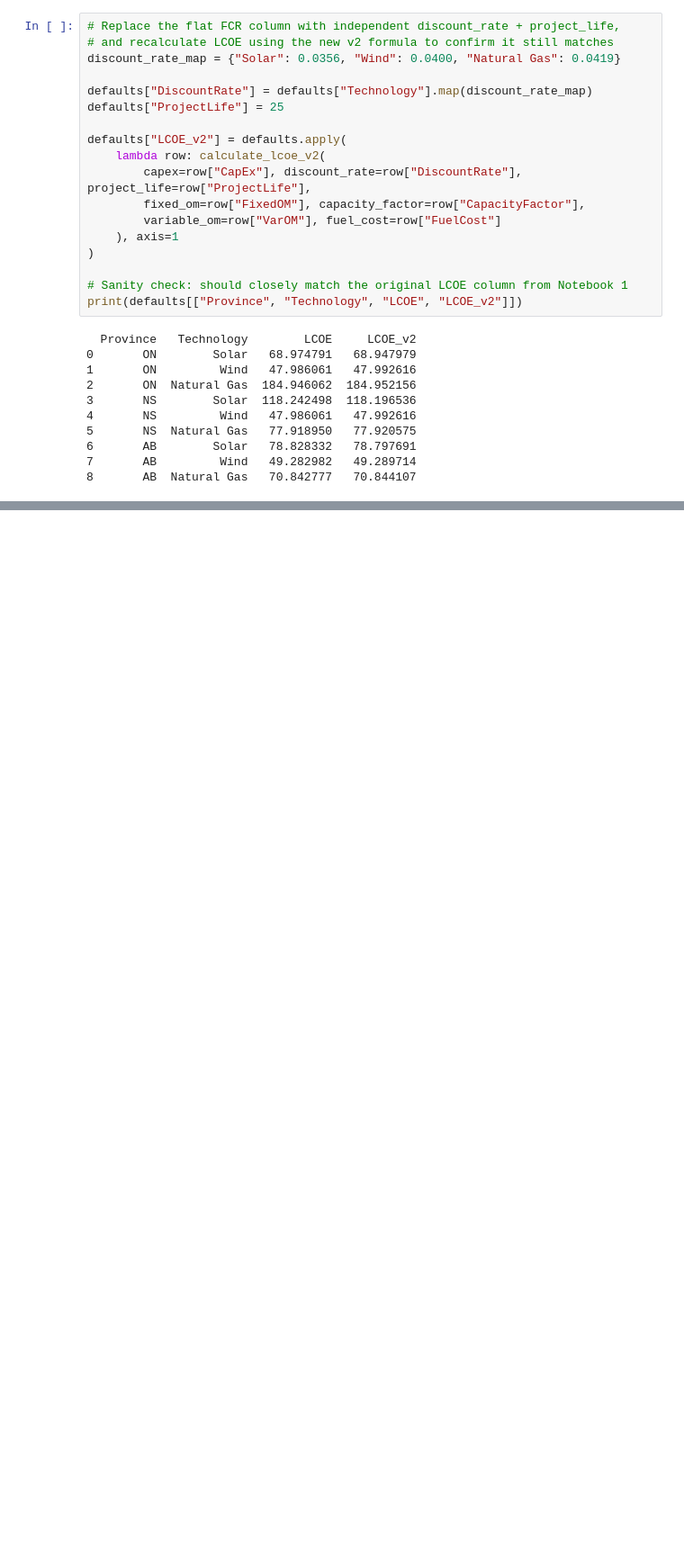
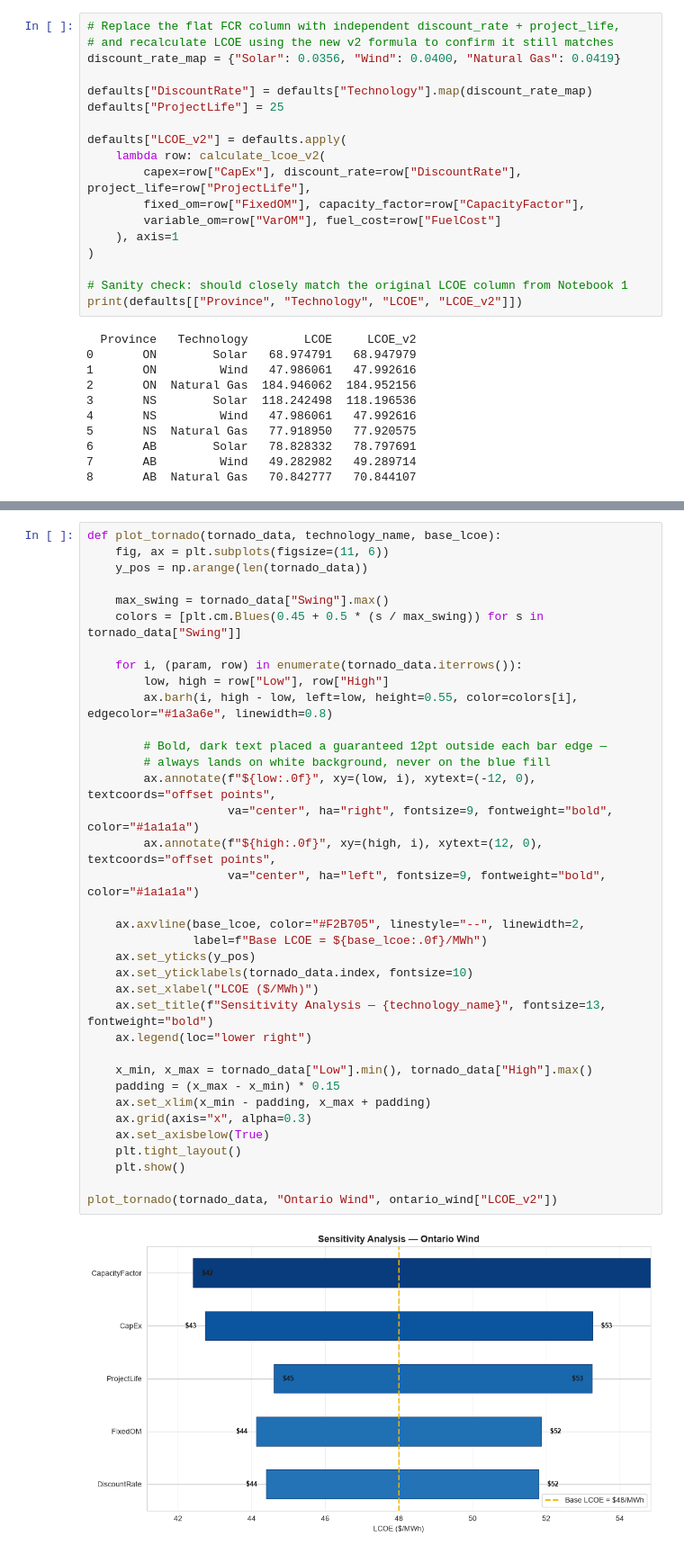
Before and after one commit to tmugomba/lcoe-optimization-tool, a Jupyter notebook: notebooks/02_sensitivity_analysis.ipynb, the cells around one changed output, grey strips where cells are left out. Shown at 90% size. Drawn from its saved outputs; the diff is of its cells as text; blank space fills up the shorter version.

```diff
--- a/notebooks/02_sensitivity_analysis.ipynb
+++ b/notebooks/02_sensitivity_analysis.ipynb
@@ -189,0 +349,38 @@ print(defaults[["Province", "Technology", "LCOE", "LCOE_v2"]])
+# %%
+def plot_tornado(tornado_data, technology_name, base_lcoe):
+    fig, ax = plt.subplots(figsize=(11, 6))
+    y_pos = np.arange(len(tornado_data))
+
+    max_swing = tornado_data["Swing"].max()
+    colors = [plt.cm.Blues(0.45 + 0.5 * (s / max_swing)) for s in tornado_data["Swing"]]
+
+    for i, (param, row) in enumerate(tornado_data.iterrows()):
+        low, high = row["Low"], row["High"]
+        ax.barh(i, high - low, left=low, height=0.55, color=colors[i], edgecolor="#1a3a6e", linewidth=0.8)
+
+        # Bold, dark text placed a guaranteed 12pt outside each bar edge —
+        # always lands on white background, never on the blue fill
+        ax.annotate(f"${low:.0f}", xy=(low, i), xytext=(-12, 0), textcoords="offset points",
+                    va="center", ha="right", fontsize=9, fontweight="bold", color="#1a1a1a")
+        ax.annotate(f"${high:.0f}", xy=(high, i), xytext=(12, 0), textcoords="offset points",
+                    va="center", ha="left", fontsize=9, fontweight="bold", color="#1a1a1a")
+
+    ax.axvline(base_lcoe, color="#F2B705", linestyle="--", linewidth=2,
+               label=f"Base LCOE = ${base_lcoe:.0f}/MWh")
+    ax.set_yticks(y_pos)
+    ax.set_yticklabels(tornado_data.index, fontsize=10)
+    ax.set_xlabel("LCOE ($/MWh)")
+    ax.set_title(f"Sensitivity Analysis — {technology_name}", fontsize=13, fontweight="bold")
+    ax.legend(loc="lower right")
+
+    x_min, x_max = tornado_data["Low"].min(), tornado_data["High"].max()
+    padding = (x_max - x_min) * 0.15
+    ax.set_xlim(x_min - padding, x_max + padding)
+    ax.grid(axis="x", alpha=0.3)
+    ax.set_axisbelow(True)
+    plt.tight_layout()
+    plt.show()
+
+plot_tornado(tornado_data, "Ontario Wind", ontario_wind["LCOE_v2"])
+# %% [output]
+[figure, added]
```
Also changed, not shown: parts of 6 cells of this notebook.
